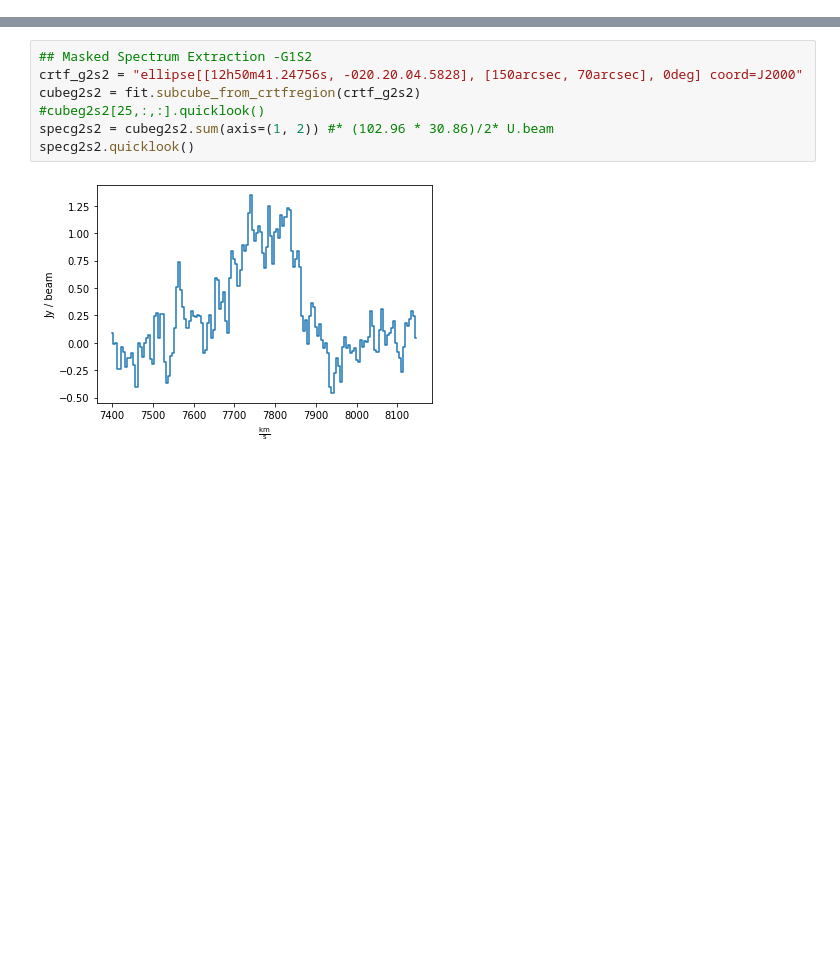
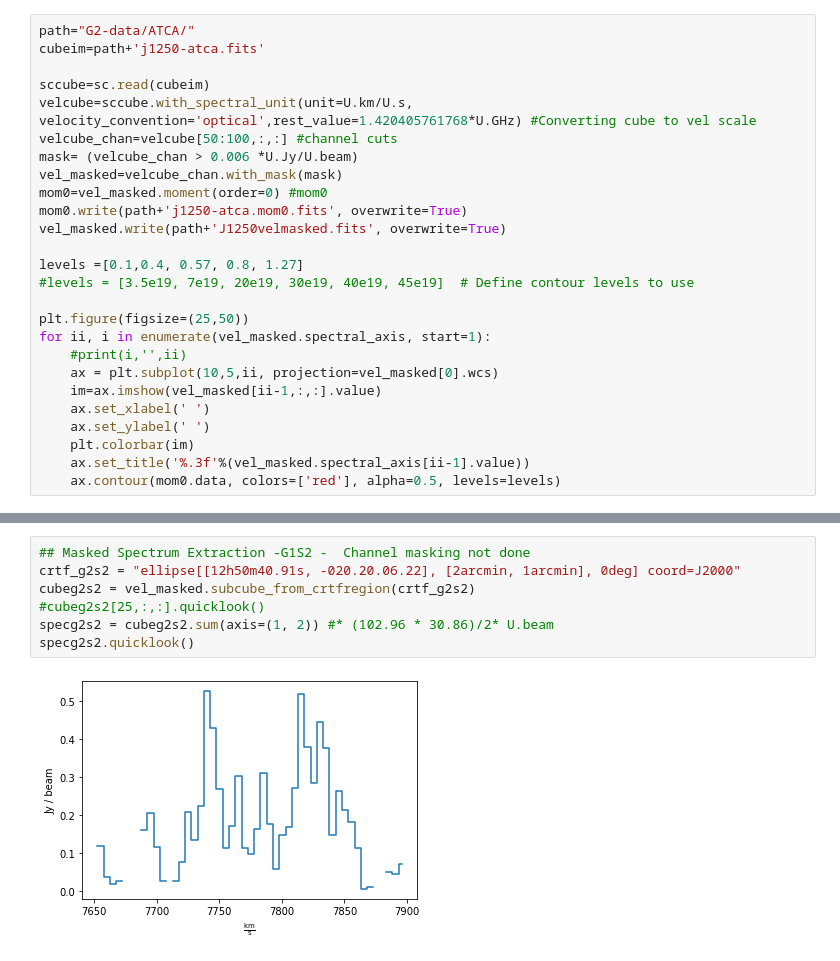
Before and after one commit to spectram/meerchoirs, a Jupyter notebook: g2atca-analysis.ipynb, the cells around one changed output, grey strips where cells are left out. Cells and saved outputs as stored; diff of their text form; blank space fills up the shorter version.

```diff
--- a/g2atca-analysis.ipynb
+++ b/g2atca-analysis.ipynb
@@ -43,0 +11,26 @@ for ii, i in enumerate(chan):
+# %%
+path="G2-data/ATCA/"
+cubeim=path+'j1250-atca.fits'
+
+sccube=sc.read(cubeim)
+velcube=sccube.with_spectral_unit(unit=U.km/U.s, velocity_convention='optical',rest_value=1.420405761768*U.GHz) #Converting cube to vel scale
+velcube_chan=velcube[50:100,:,:] #channel cuts
+mask= (velcube_chan > 0.006 *U.Jy/U.beam)
+vel_masked=velcube_chan.with_mask(mask)
+mom0=vel_masked.moment(order=0) #mom0
+mom0.write(path+'j1250-atca.mom0.fits', overwrite=True)
+vel_masked.write(path+'J1250velmasked.fits', overwrite=True)
+
+levels =[0.1,0.4, 0.57, 0.8, 1.27]
+#levels = [3.5e19, 7e19, 20e19, 30e19, 40e19, 45e19]  # Define contour levels to use
+
+plt.figure(figsize=(25,50))
+for ii, i in enumerate(vel_masked.spectral_axis, start=1):
+    #print(i,'',ii)
+    ax = plt.subplot(10,5,ii, projection=vel_masked[0].wcs)
+    im=ax.imshow(vel_masked[ii-1,:,:].value)
+    ax.set_xlabel(' ')
+    ax.set_ylabel(' ')
+    plt.colorbar(im)
+    ax.set_title('%.3f'%(vel_masked.spectral_axis[ii-1].value))
+    ax.contour(mom0.data, colors=['red'], alpha=0.5, levels=levels)
@@ -115,10 +161,10 @@ specg2s1.quicklook()
 # %%
-## Masked Spectrum Extraction -G1S2
-crtf_g2s2 = "ellipse[[12h50m41.24756s, -020.20.04.5828], [150arcsec, 70arcsec], 0deg] coord=J2000"
-cubeg2s2 = fit.subcube_from_crtfregion(crtf_g2s2)
+## Masked Spectrum Extraction -G1S2 -  Channel masking not done
+crtf_g2s2 = "ellipse[[12h50m40.91s, -020.20.06.22], [2arcmin, 1arcmin], 0deg] coord=J2000"
+cubeg2s2 = vel_masked.subcube_from_crtfregion(crtf_g2s2)
 #cubeg2s2[25,:,:].quicklook()
 specg2s2 = cubeg2s2.sum(axis=(1, 2)) #* (102.96 * 30.86)/2* U.beam
 specg2s2.quicklook()
 # %% [output]
-[figure, old version]
+[figure, new version]
 # %%
```
Also changed, not shown: parts of 18 cells of this notebook, 4 other files.
